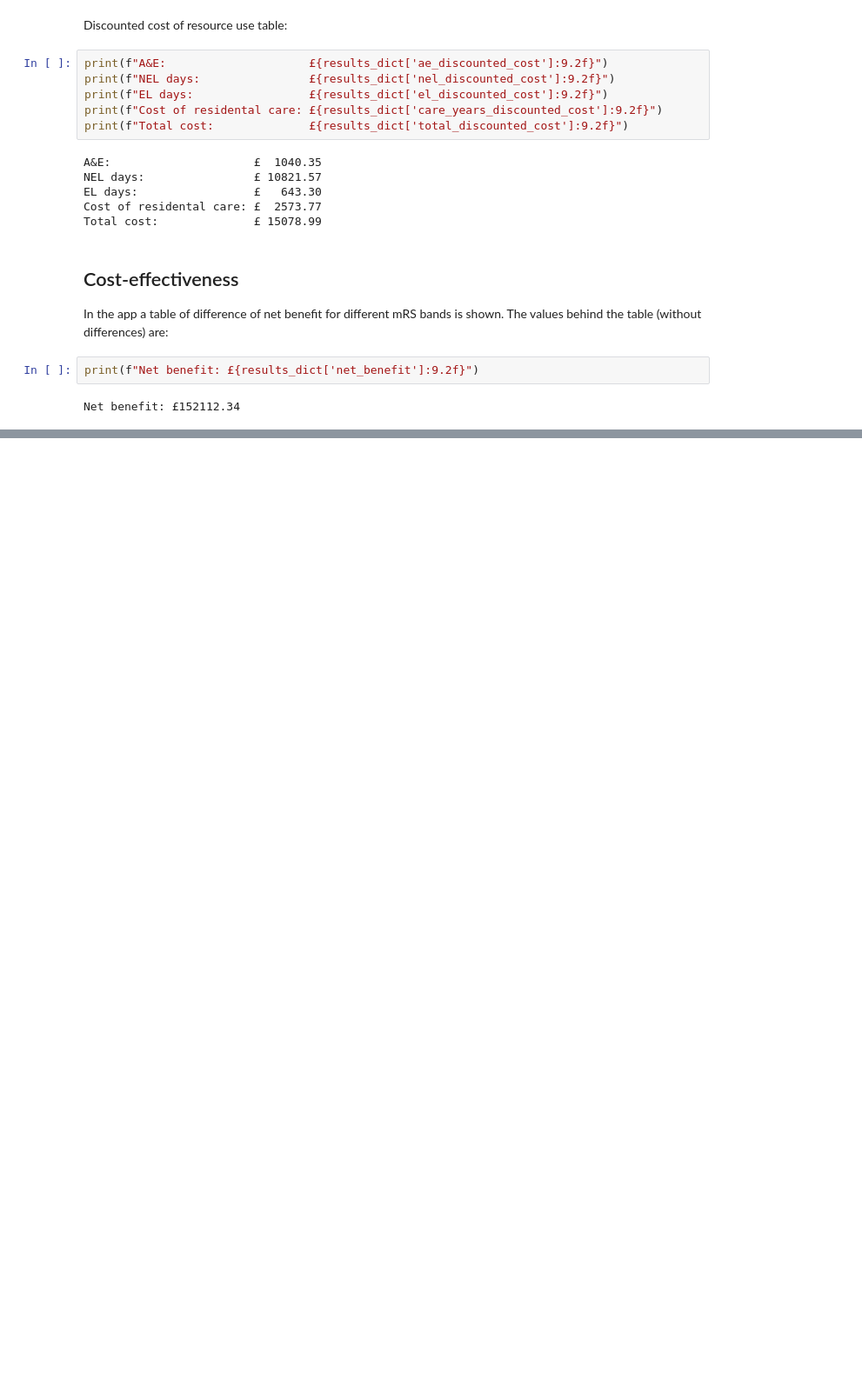
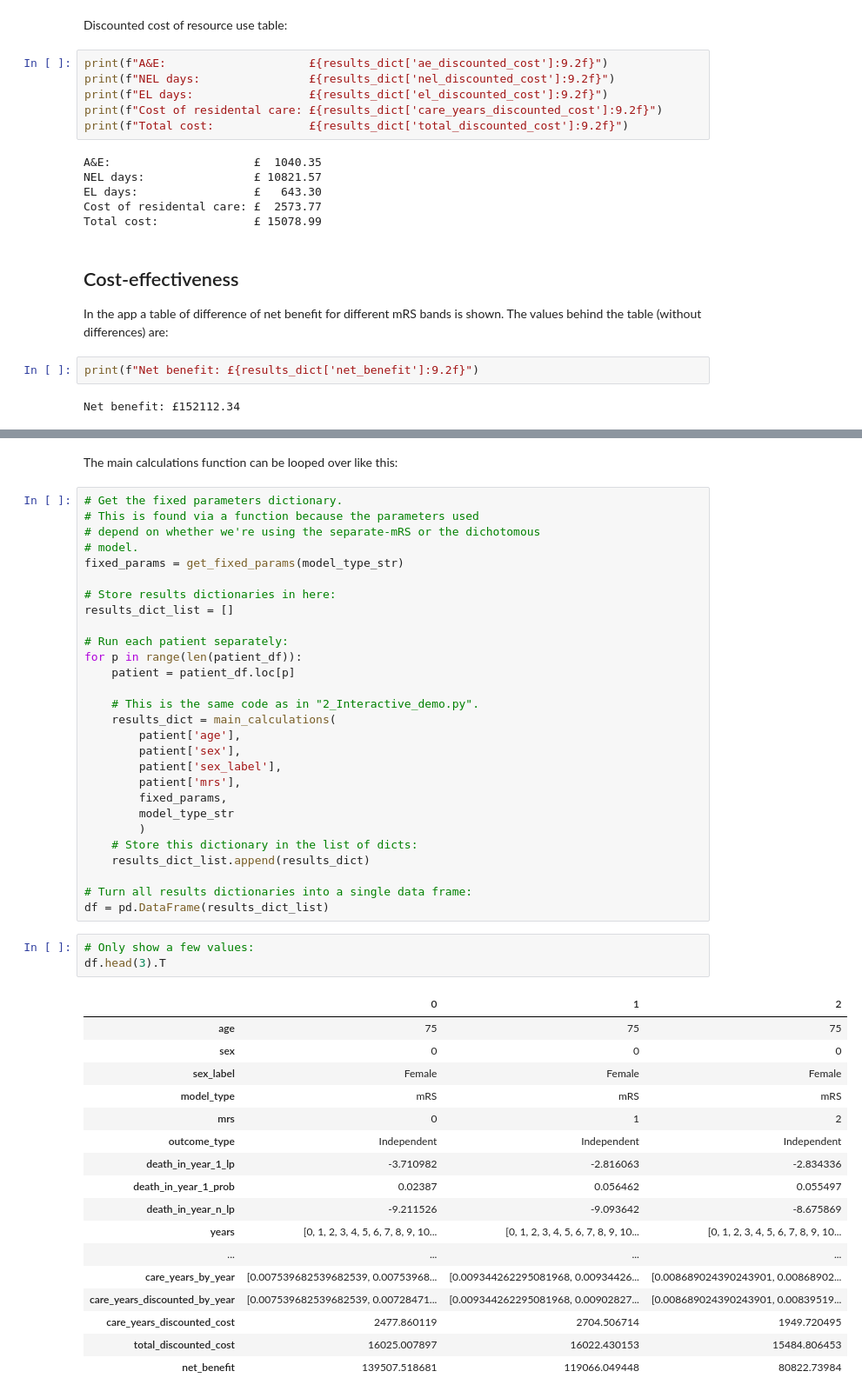
Before and after one commit to stroke-optimist/stroke-lifetime, a Jupyter notebook: docs/demo.ipynb, the cells around one changed output, grey strips where cells are left out. Shown at 87% size. Cells and saved outputs as stored; diff of their text form; blank space fills up the shorter version.

Commit message:
Docs update: new example of running multiple patients

```diff
--- a/docs/demo.ipynb
+++ b/docs/demo.ipynb
@@ -356,0 +397,51 @@ Net benefit: £152112.34
+# %% [markdown]
+The main calculations function can be looped over like this:
+# %%
+# Get the fixed parameters dictionary.
+# This is found via a function because the parameters used
+# depend on whether we're using the separate-mRS or the dichotomous
+# model.
+fixed_params = get_fixed_params(model_type_str)
+
+# Store results dictionaries in here:
+results_dict_list = []
+
+# Run each patient separately:
+for p in range(len(patient_df)):
+    patient = patient_df.loc[p]
+
+    # This is the same code as in "2_Interactive_demo.py".
+    results_dict = main_calculations(
+        patient['age'],
+        patient['sex'],
+        patient['sex_label'],
+        patient['mrs'],
+        fixed_params,
+        model_type_str
+        )
+    # Store this dictionary in the list of dicts:
+    results_dict_list.append(results_dict)
+
+# Turn all results dictionaries into a single data frame:
+df = pd.DataFrame(results_dict_list)
+# %%
+# Only show a few values:
+df.head(3).T
+# %% [output]
+|  | 0 | 1 | 2 |
+| age | 75 | 75 | 75 |
+| sex | 0 | 0 | 0 |
+| sex_label | Female | Female | Female |
+| model_type | mRS | mRS | mRS |
+| mrs | 0 | 1 | 2 |
+| outcome_type | Independent | Independent | Independent |
+| death_in_year_1_lp | -3.710982 | -2.816063 | -2.834336 |
+| death_in_year_1_prob | 0.02387 | 0.056462 | 0.055497 |
+| death_in_year_n_lp | -9.211526 | -9.093642 | -8.675869 |
+| years | [0, 1, 2, 3, 4, 5, 6, 7, 8, 9, 10... | [0, 1, 2, 3, 4, 5, 6, 7, 8, 9, 10... | [0, 1, 2, 3, 4, 5, 6, 7, 8, 9, 10... |
+| ... | ... | ... | ... |
+| care_years_by_year | [0.007539682539682539, 0.00753968... | [0.009344262295081968, 0.00934426... | [0.008689024390243901, 0.00868902... |
+| care_years_discounted_by_year | [0.007539682539682539, 0.00728471... | [0.009344262295081968, 0.00902827... | [0.008689024390243901, 0.00839519... |
+| care_years_discounted_cost | 2477.860119 | 2704.506714 | 1949.720495 |
+| total_discounted_cost | 16025.007897 | 16022.430153 | 15484.806453 |
+| net_benefit | 139507.518681 | 119066.049448 | 80822.73984 |
```
Also changed, not shown: parts of 6 cells of this notebook.
